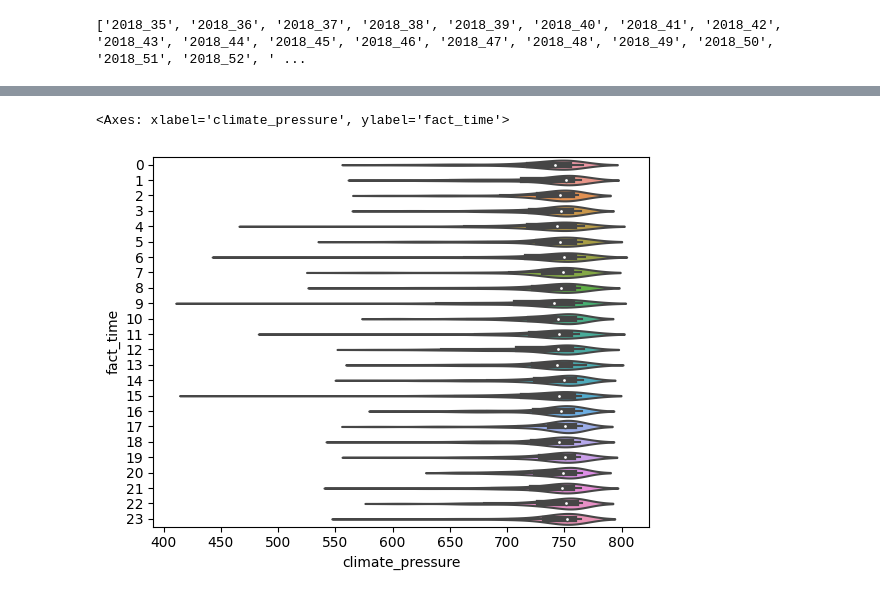
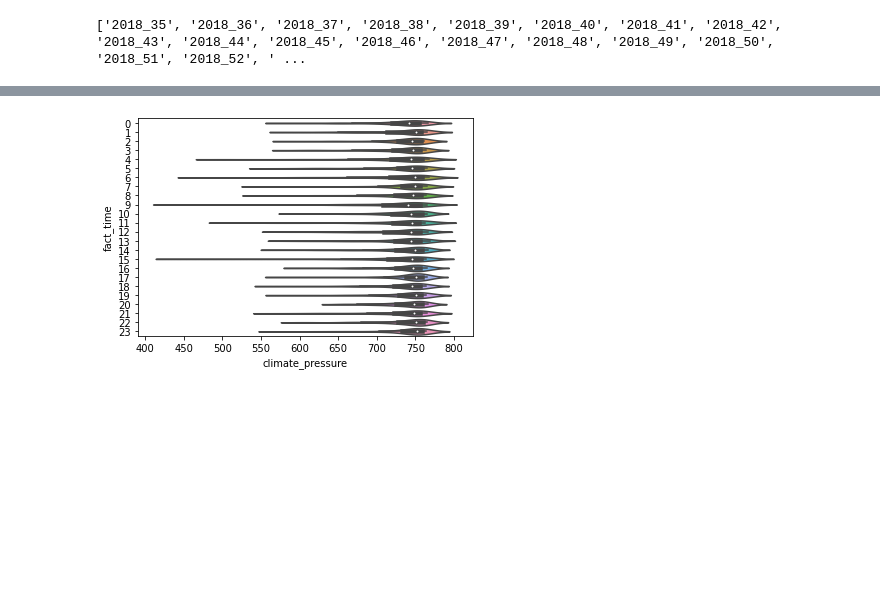
Before and after one commit to shreyashankar/ml-dataval-tutorial, a Jupyter notebook: 00-eda.ipynb, the cells around one changed output, grey strips where cells are left out. Cells and saved outputs as stored; diff of their text form; code cells hidden in the pictures; blank space fills up the shorter version.

```diff
--- a/00-eda.ipynb
+++ b/00-eda.ipynb
@@ -39,6 +44,6 @@ violinplot(df, "fact_temperature", "hour")
 # %%
-violinplot(df, "climate_pressure", "hour")
+plot = violinplot(df, "climate_pressure", "hour")
+wandb.log({"climate_pressure": wandb.Image(plot.figure)})
 # %% [output]
-<Axes: xlabel='climate_pressure', ylabel='fact_time'>
-[figure, old version]
+[figure, new version]
 # %%
```
Also changed, not shown: parts of 6 cells of this notebook, 1 other file.
